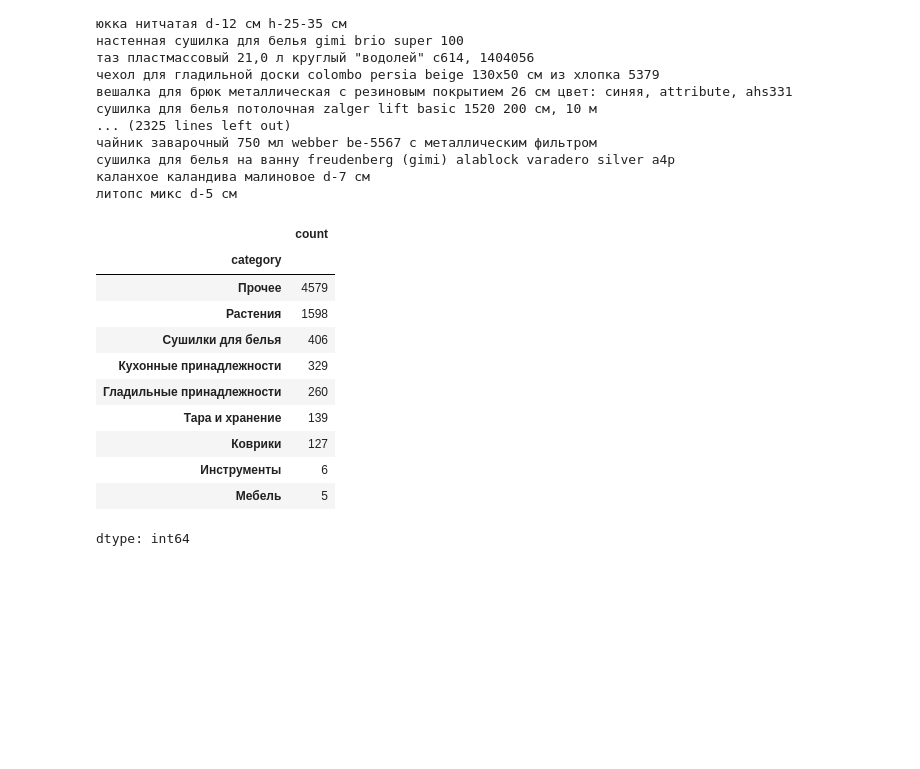
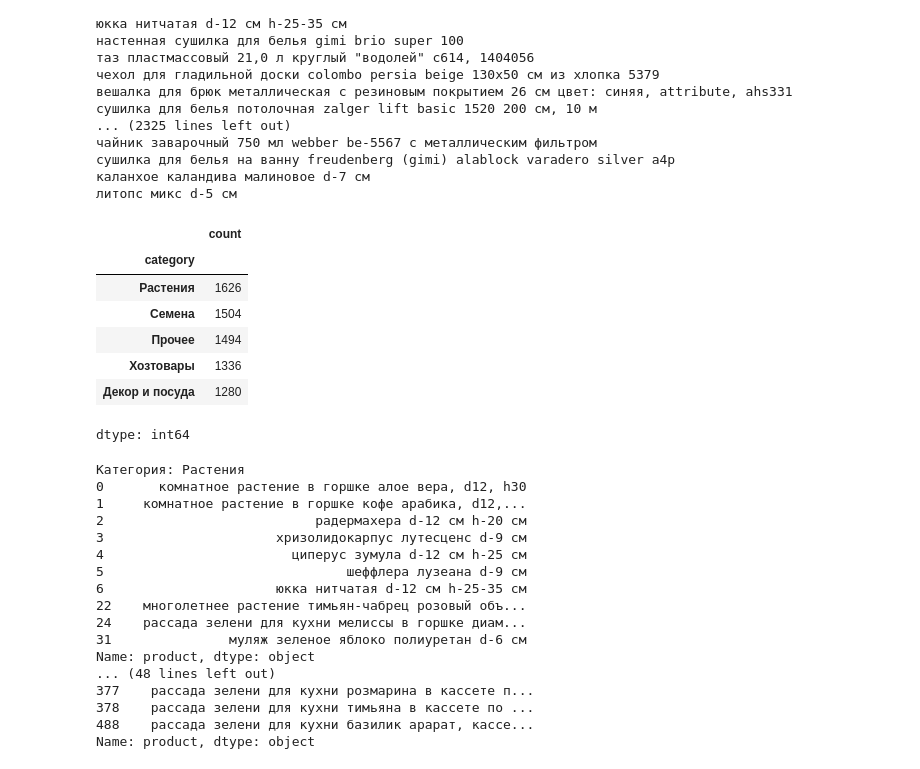
Before and after one commit to VKonstantinV/Git_Kon, a Jupyter notebook: Untitled4.ipynb, the cells around one changed output. Saved outputs shown, nothing was run; the diff lists cells and outputs as text; code cells hidden in the pictures; blank space fills up the shorter version.

```diff
--- a/Untitled4.ipynb
+++ b/Untitled4.ipynb
@@ -886,15 +841,57 @@ df['category'] = df['product'].apply(categorize_product)
+# %%
+def categorize_product(product):
+    product = product.lower()
+    if ('растен' in product or 'бальзами' in product or 'бегони' in product or 'диам' in product or 'геран' in product or 'артемизи' in product or 'радерма' in product or
+        'хризо' in product or 'суккулент' in product or 'эхеверия' in product or 'эвкалипт' in product or 'пеларгони' in product or 'адиантум' in product or
+        'кампанула' in product or 'калатея' in product or 'нолина' in product or 'хлоро' in product or 'глоксин' in product or 'азали' in product or
+        'хризанте' in product or 'гортенз' in product or 'иссоп' in product or 'аспарагу' in product or 'кашпо' in product or 'фиал' in product or
+        'гербер' in product or 'мелис' in product or 'роза' in product):
+        return 'Растения'
+    elif 'рассад' in product or 'семен' in product or ' г ' in product or 'кассет' in product:
+        return 'Семена'
+    elif ('столов' in product or 'чайн' in product or 'тарел' in product or 'против' in product or 'крыш' in product or 'посуд' in product or 'круж' in product or
+          'салат' in product or 'фужер' in product or 'бокал' in product or 'стакан' in product or 'стол' in product or 'кувш' in product or 'муляж' in product or
+          'ков' in product or 'скатерт' in product or 'банк' in product or 'салф' in product or 'чехо' in product or 'штор' in product or 'подуш' in product or
+          'искусств' in product or 'нож' in product or 'протв' in product or 'короб' in product):
+        return 'Декор и посуда'
+    elif ('гладильн' in product or 'утюг' in product or 'сушил' in product or 'таз' in product or 'щетк' in product or 'сумк' in product or 'набо' in product or
+          'конте' in product or 'сверл' in product or 'лест' in product or 'стремя' in product or 'шваб' in product or 'вешалк' in product or 'ведро' in product or
+          'перчат' in product or 'оцинк' in product or 'тележ' in product or 'телег' in product or 'вешалк' in product or 'корз' in product):
+        return 'Хозтовары'
+    else:
+        return 'Прочее'
+
+df_cleaned['category'] = df_cleaned['product'].apply(categorize_product)
 # %%
-df['category'].value_counts()
+df_cleaned['category'].value_counts()
 # %% [output]
 |  | count |
 | category |  |
-| Прочее | 4579 |
-| Растения | 1598 |
-| Сушилки для белья | 406 |
-| Кухонные принадлежности | 329 |
-| Гладильные принадлежности | 260 |
-| Тара и хранение | 139 |
-| Коврики | 127 |
-| Инструменты | 6 |
-| Мебель | 5 |
+| Растения | 1626 |
+| Семена | 1504 |
+| Прочее | 1494 |
+| Хозтовары | 1336 |
+| Декор и посуда | 1280 |
 dtype: int64
+# %%
+for category in df_cleaned['category'].unique():
+    print(f"\nКатегория: {category}")
+    print(df[df['category'] == category]['product'].head(10))
+# %% [output]
+Категория: Растения
+0       комнатное растение в горшке алое вера, d12, h30
+1     комнатное растение в горшке кофе арабика, d12,...
+2                           радермахера d-12 см h-20 см
+3                      хризолидокарпус лутесценс d-9 см
+4                        циперус зумула d-12 см h-25 см
+5                               шеффлера лузеана d-9 см
+6                      юкка нитчатая d-12 см h-25-35 см
+22    многолетнее растение тимьян-чабрец розовый объ...
+24    рассада зелени для кухни мелиссы в горшке диам...
+31               муляж зеленое яблоко полиуретан d-6 см
+Name: product, dtype: object
+... (48 lines left out)
+377    рассада зелени для кухни розмарина в кассете п...
+378    рассада зелени для кухни тимьяна в кассете по ...
+488    рассада зелени для кухни базилик арарат, кассе...
+Name: product, dtype: object
```
Also changed, not shown: parts of 5 cells of this notebook.
